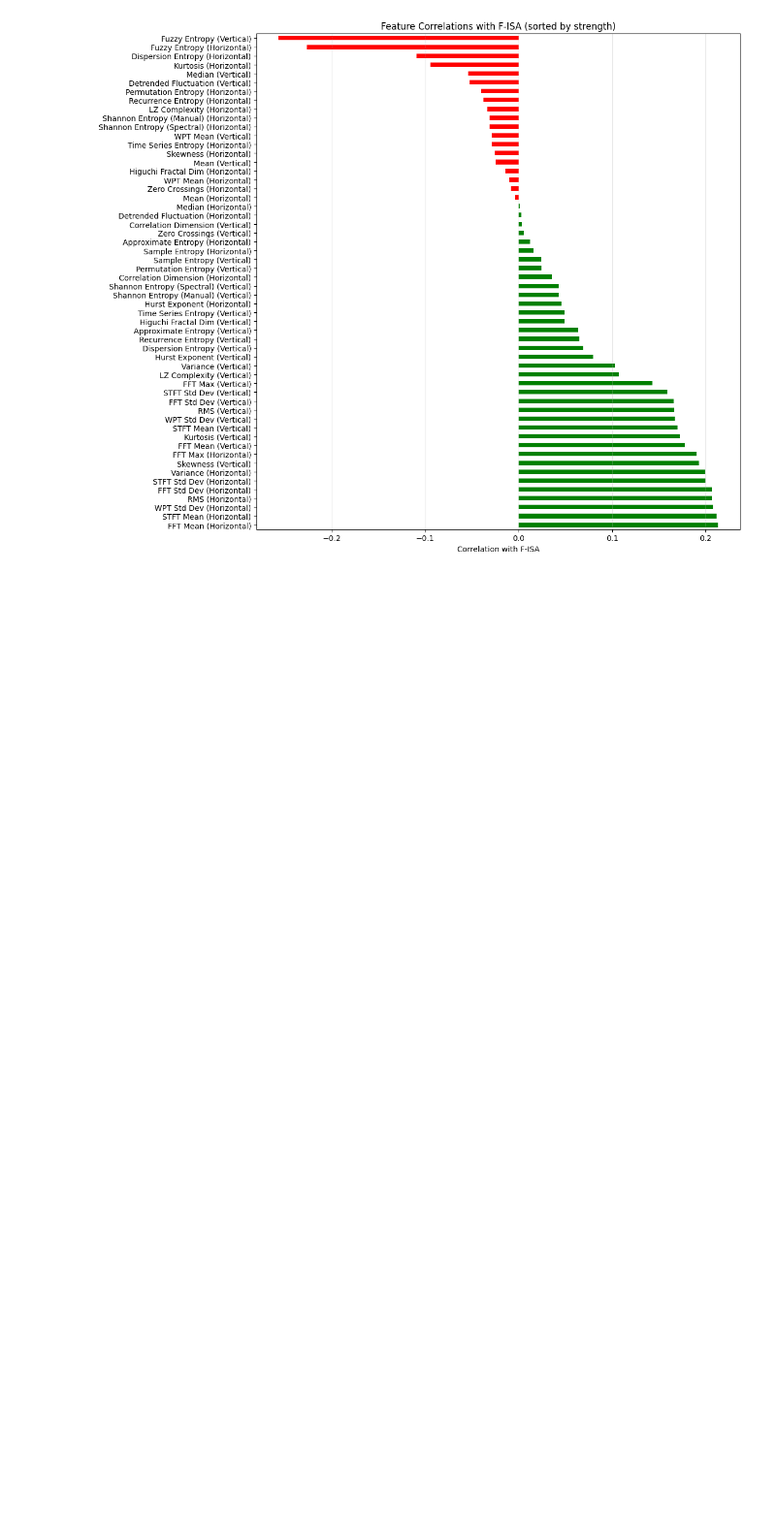
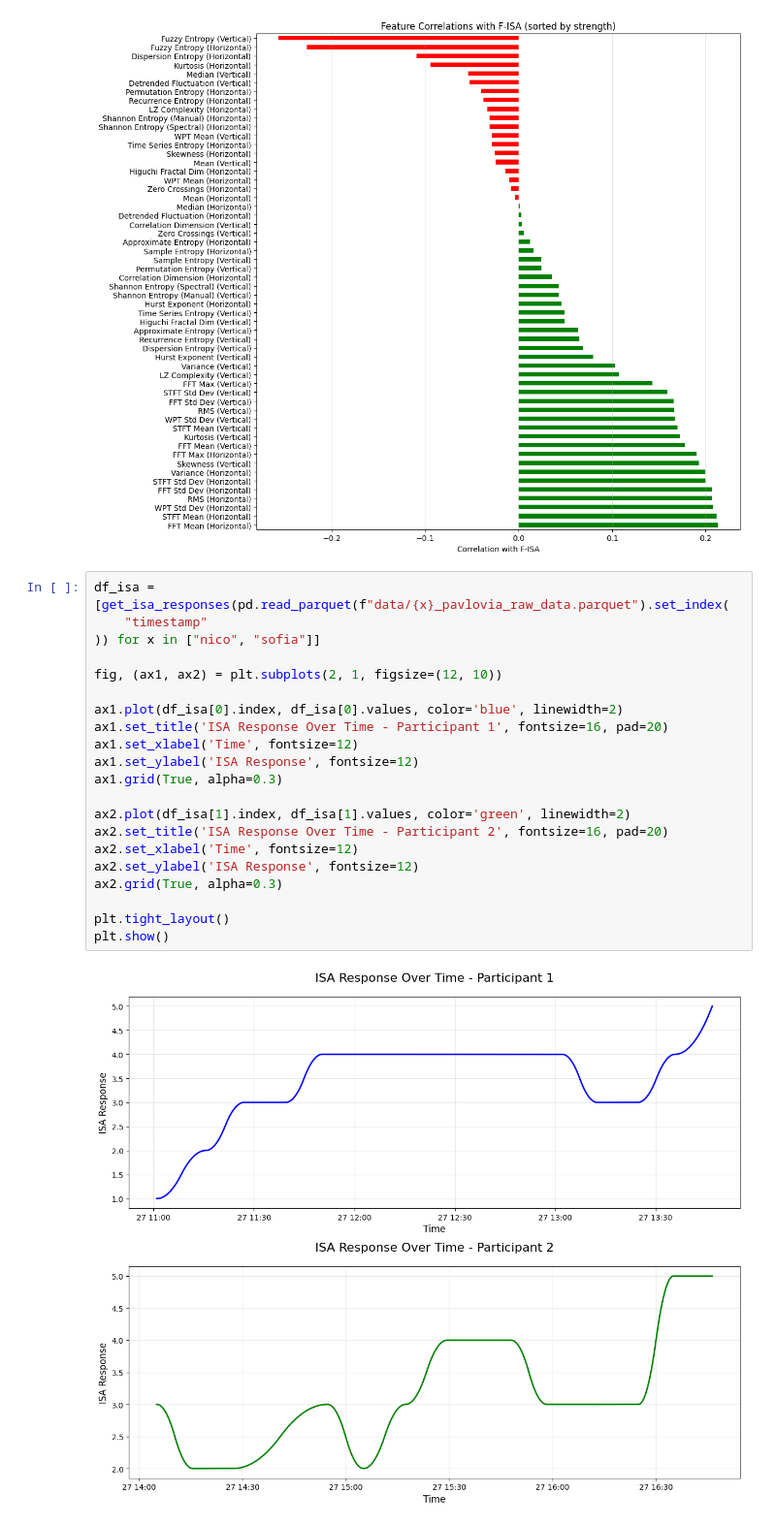
Before and after one commit to KUL-Thesis-EOG/Data_Processing, a Jupyter notebook: Plots.ipynb, the cells around one changed output. Shown at 97% size. Saved outputs shown, nothing was run; the diff lists cells and outputs as text; blank space fills up the shorter version.

Commit message:
More Plots

```diff
--- a/Plots.ipynb
+++ b/Plots.ipynb
@@ -127,3 +128,26 @@ plt.tight_layout()
 plt.show()
 # %% [output]
 [figure]
+# %%
+df_isa = [get_isa_responses(pd.read_parquet(f"data/{x}_pavlovia_raw_data.parquet").set_index(
+    "timestamp"
+)) for x in ["nico", "sofia"]]
+
+fig, (ax1, ax2) = plt.subplots(2, 1, figsize=(12, 10))
+
+ax1.plot(df_isa[0].index, df_isa[0].values, color='blue', linewidth=2)
+ax1.set_title('ISA Response Over Time - Participant 1', fontsize=16, pad=20)
+ax1.set_xlabel('Time', fontsize=12)
+ax1.set_ylabel('ISA Response', fontsize=12)
+ax1.grid(True, alpha=0.3)
+
+ax2.plot(df_isa[1].index, df_isa[1].values, color='green', linewidth=2)
+ax2.set_title('ISA Response Over Time - Participant 2', fontsize=16, pad=20)
+ax2.set_xlabel('Time', fontsize=12)
+ax2.set_ylabel('ISA Response', fontsize=12)
+ax2.grid(True, alpha=0.3)
+
+plt.tight_layout()
+plt.show()
+# %% [output]
+[figure, added]
```
Also changed, not shown: parts of 3 cells of this notebook, 1 other file.
